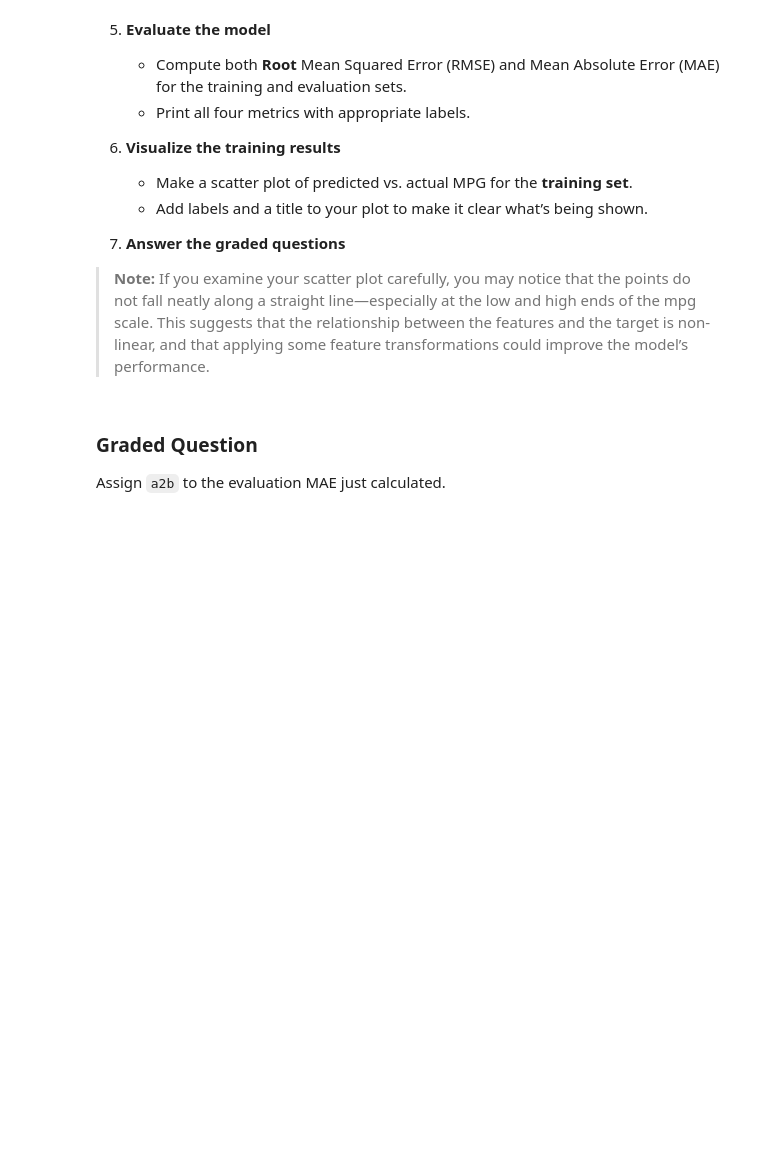
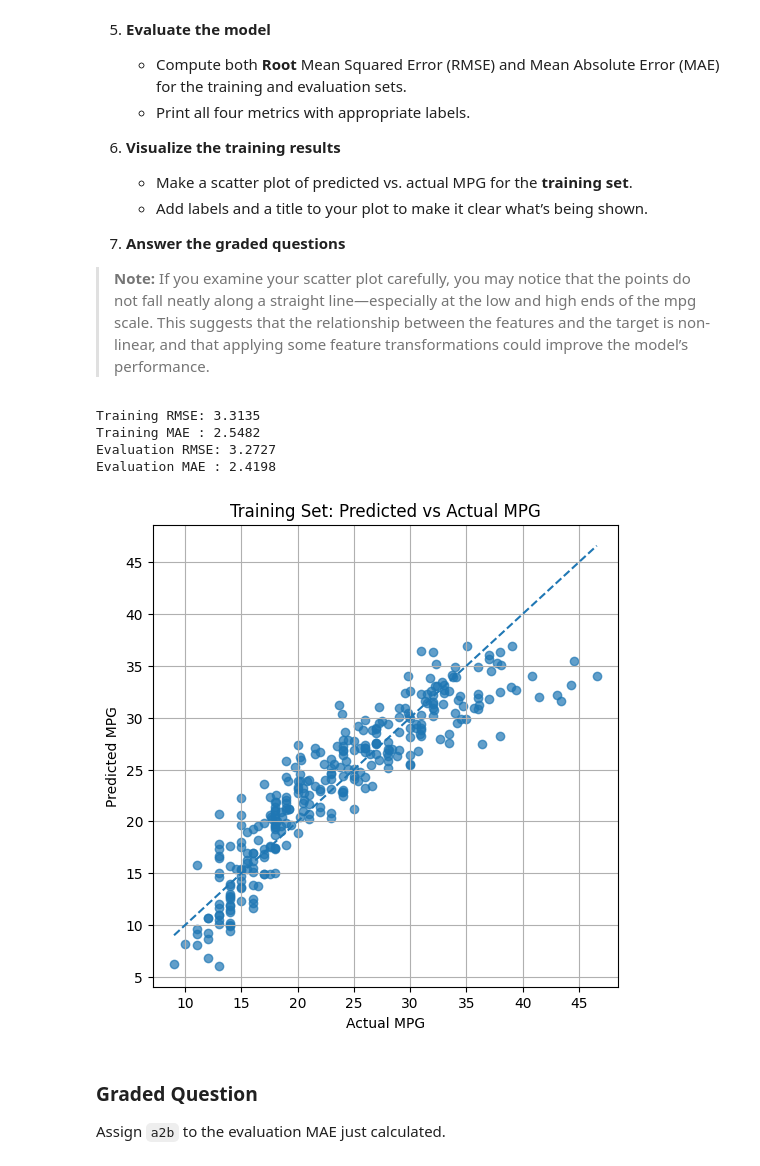
Before and after one commit to jasser-dh/Module-3-Assignments, a Jupyter notebook: Homework_03.ipynb, the cells around one changed output. Saved outputs shown, nothing was run; the diff lists cells and outputs as text; code cells hidden in the pictures; blank space fills up the shorter version.

```diff
--- a/Homework_03.ipynb
+++ b/Homework_03.ipynb
@@ -507,6 +529,55 @@ In this part, you’ll build a baseline linear regression model to predict `mpg`
 >**Note:** If you examine your scatter plot carefully, you may notice that the points do not fall neatly along a straight line—especially at the low and high ends of the mpg scale. This suggests that the relationship between the features and the target is non-linear, and that applying some feature transformations could improve the model’s performance.
 # %%
 # Your code here; add as many cells as you need
+
+# Define features and target (X,y)
+X = df_mpg_cleaned.drop(columns=['mpg'])
+y = df_mpg_cleaned[['mpg']]   # we keep target as DataFrame
+
+# Train / evaluation split (80% / 20%)
+X_train, X_eval, y_train, y_eval = train_test_split(X, y, test_size=0.2, random_state=random_seed)
+
+# Train a linear regression model
+lr_model = LinearRegression()
+lr_model.fit(X_train, y_train)
+
+# Generate Preds
+y_train_pred = lr_model.predict(X_train)
+y_eval_pred  = lr_model.predict(X_eval)
+# %%
+# Training metrics (RMSE/MAE -TRAINING)
+train_rmse = np.sqrt(mean_squared_error(y_train, y_train_pred))
+train_mae  = mean_absolute_error(y_train, y_train_pred)
+
+# Evaluation metrics (RMSE/MAE -EVALUATION)
+eval_rmse = np.sqrt(mean_squared_error(y_eval, y_eval_pred))
+eval_mae  = mean_absolute_error(y_eval, y_eval_pred)
+
+print(f"Training RMSE: {train_rmse:.4f}")
+print(f"Training MAE : {train_mae:.4f}")
+print(f"Evaluation RMSE: {eval_rmse:.4f}")
+print(f"Evaluation MAE : {eval_mae:.4f}")
+# %% [output]
+Training RMSE: 3.3135
+Training MAE : 2.5482
+Evaluation RMSE: 3.2727
+Evaluation MAE : 2.4198
+# %%
+# Training Results Vusualization
+
+plt.figure(figsize=(6, 6))
+plt.scatter(y_train, y_train_pred, alpha=0.7)
+
+# strait line y=x
+plt.plot([y_train.min(), y_train.max()], [y_train.min(), y_train.max()], linestyle='--')
+
+plt.xlabel("Actual MPG")
+plt.ylabel("Predicted MPG")
+plt.title("Training Set: Predicted vs Actual MPG")
+plt.grid(True)
+plt.show()
+# %% [output]
+[figure, added]
 # %% [markdown]
 ### Graded Question
 
```
Also changed, not shown: parts of 18 cells of this notebook.
